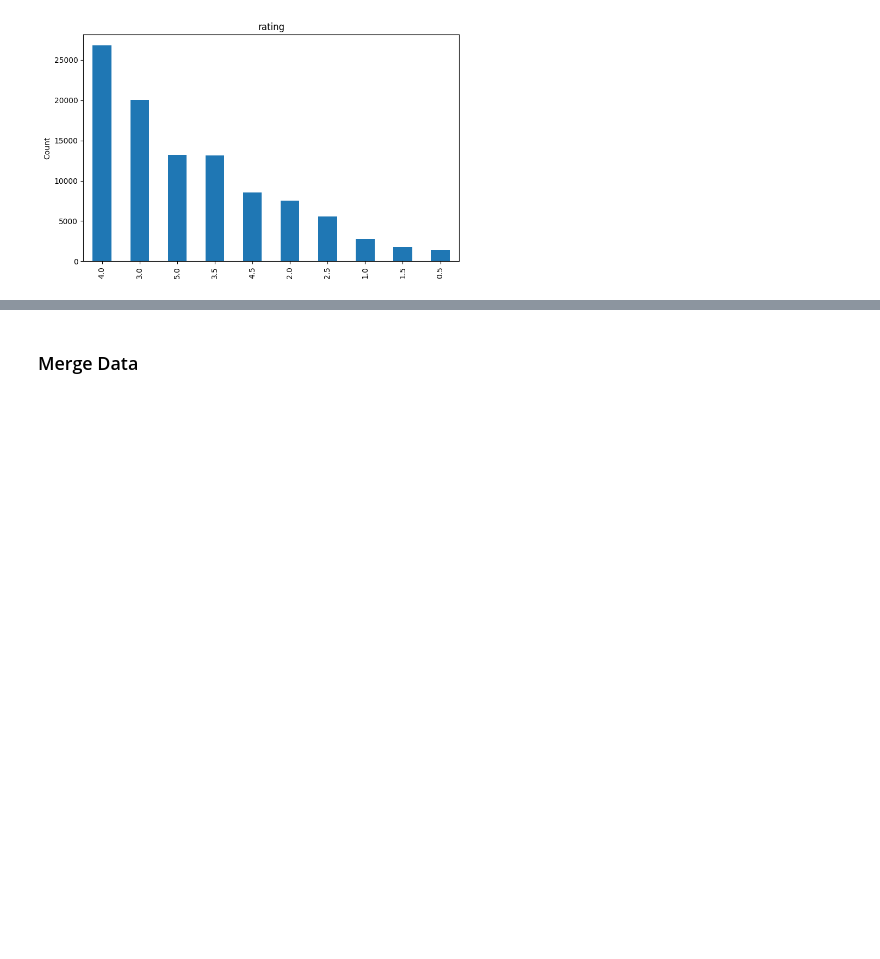
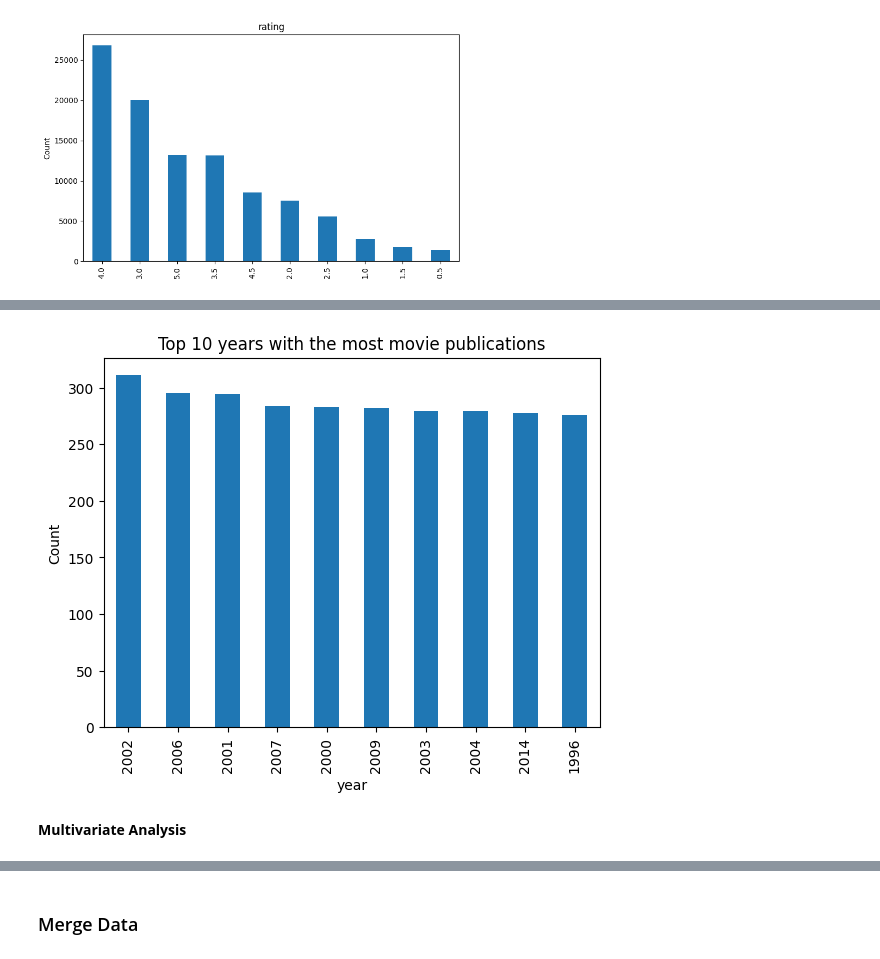
Before and after one commit to muhammadarl/film-recommendation-system, a Jupyter notebook: Recommendation_System_Submission_Dicoding.ipynb, the cells around one changed output, grey strips where cells are left out. Cells and saved outputs as stored; diff of their text form; code cells hidden in the pictures; blank space fills up the shorter version.

```diff
--- a/Recommendation_System_Submission_Dicoding.ipynb
+++ b/Recommendation_System_Submission_Dicoding.ipynb
@@ -133,0 +172,24 @@ plt.show()
+# %%
+movie_id = []
+movies = []
+years=[]
+# Iterate over the rows
+for index, row in movies_df.iterrows():
+  # Use regular expression to find the year in parentheses
+  year_match = re.search(r'\((\d{4})\)', row["title"])
+  # Extract the year if found
+  if year_match:
+        year = year_match.group(1)
+        years.append(year)
+  else:
+    continue
+  movie_id.append(row["movieId"])
+  movies.append(row["title"])
+years_df = {
+    "movieId":movie_id,
+    "title":movies,
+    "year":years
+}
+# %%
+years_df = pd.DataFrame(years_df)
+years_df.head()
@@ -133,0 +203,10 @@ plt.show()
+# %%
+years_df["year"].value_counts().head(10).plot(kind="bar")
+plt.xlabel("year")
+plt.ylabel("Count")
+plt.title("Top 10 years with the most movie publications")
+plt.show()
+# %% [output]
+[figure, added]
+# %% [markdown]
+**Multivariate Analysis**
```
Also changed, not shown: parts of 28 cells of this notebook, 7 other files.
